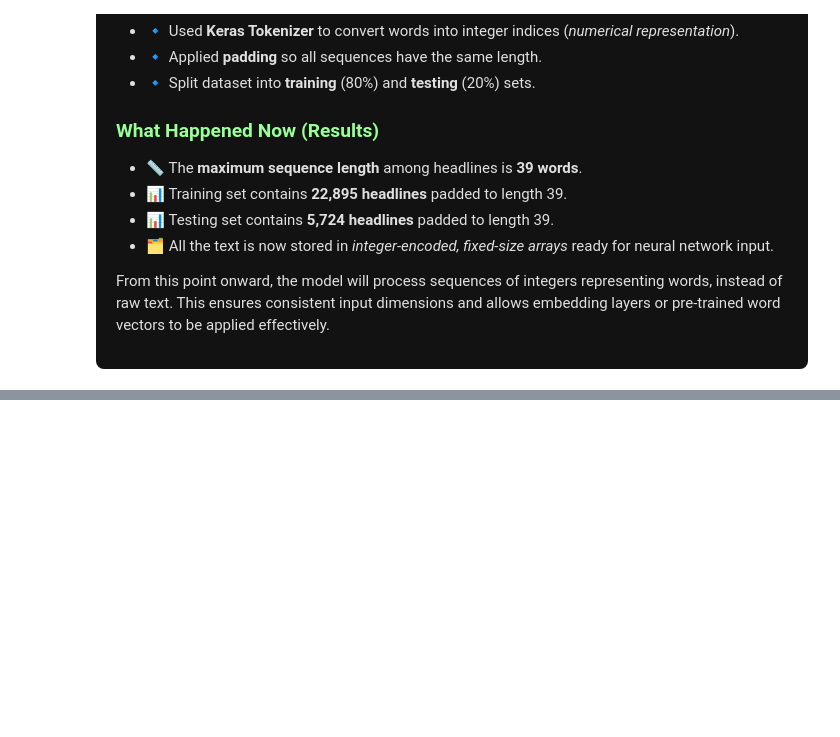
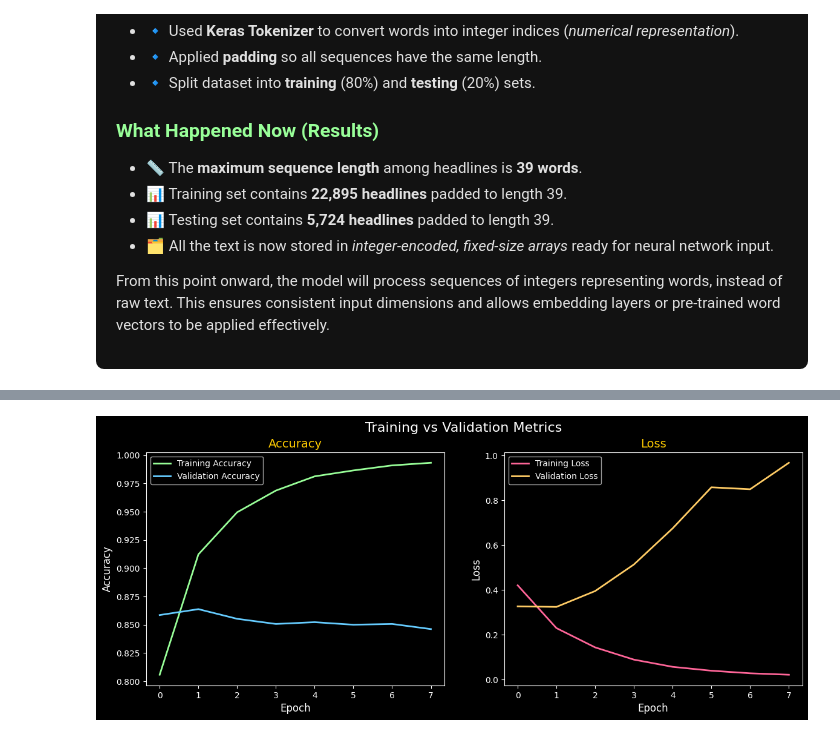
Before and after one commit to alabhastam/News-Headlines-Sarcasm-Detection, a Jupyter notebook: main.ipynb, the cells around one changed output, grey strips where cells are left out. Cells and saved outputs as stored; diff of their text form; code cells hidden in the pictures; blank space fills up the shorter version.

```diff
--- a/main.ipynb
+++ b/main.ipynb
@@ -278,0 +469,33 @@ Max sequence length: 39
+# %%
+import matplotlib.pyplot as plt
+
+# Assuming 'history' is the Keras training History object
+# Example: history = model.fit(...)
+
+def plot_metrics(history):
+    plt.style.use('dark_background')
+    fig, axs = plt.subplots(1, 2, figsize=(14, 5))
+
+    # Accuracy plot
+    axs[0].plot(history.history['accuracy'], label='Training Accuracy', color='#99ff99', linewidth=2)
+    axs[0].plot(history.history['val_accuracy'], label='Validation Accuracy', color='#66ccff', linewidth=2)
+    axs[0].set_title('Accuracy', color='#ffcc00', fontsize=14)
+    axs[0].set_xlabel('Epoch', fontsize=12)
+    axs[0].set_ylabel('Accuracy', fontsize=12)
+    axs[0].legend()
+
+    # Loss plot
+    axs[1].plot(history.history['loss'], label='Training Loss', color='#ff6699', linewidth=2)
+    axs[1].plot(history.history['val_loss'], label='Validation Loss', color='#ffcc66', linewidth=2)
+    axs[1].set_title('Loss', color='#ffcc00', fontsize=14)
+    axs[1].set_xlabel('Epoch', fontsize=12)
+    axs[1].set_ylabel('Loss', fontsize=12)
+    axs[1].legend()
+
+    plt.suptitle('Training vs Validation Metrics', color='#ffffff', fontsize=16)
+    plt.show()
+
+# Call the function
+plot_metrics(history)
+# %% [output]
+[figure, added]
```
Also changed, not shown: parts of 9 cells of this notebook.
